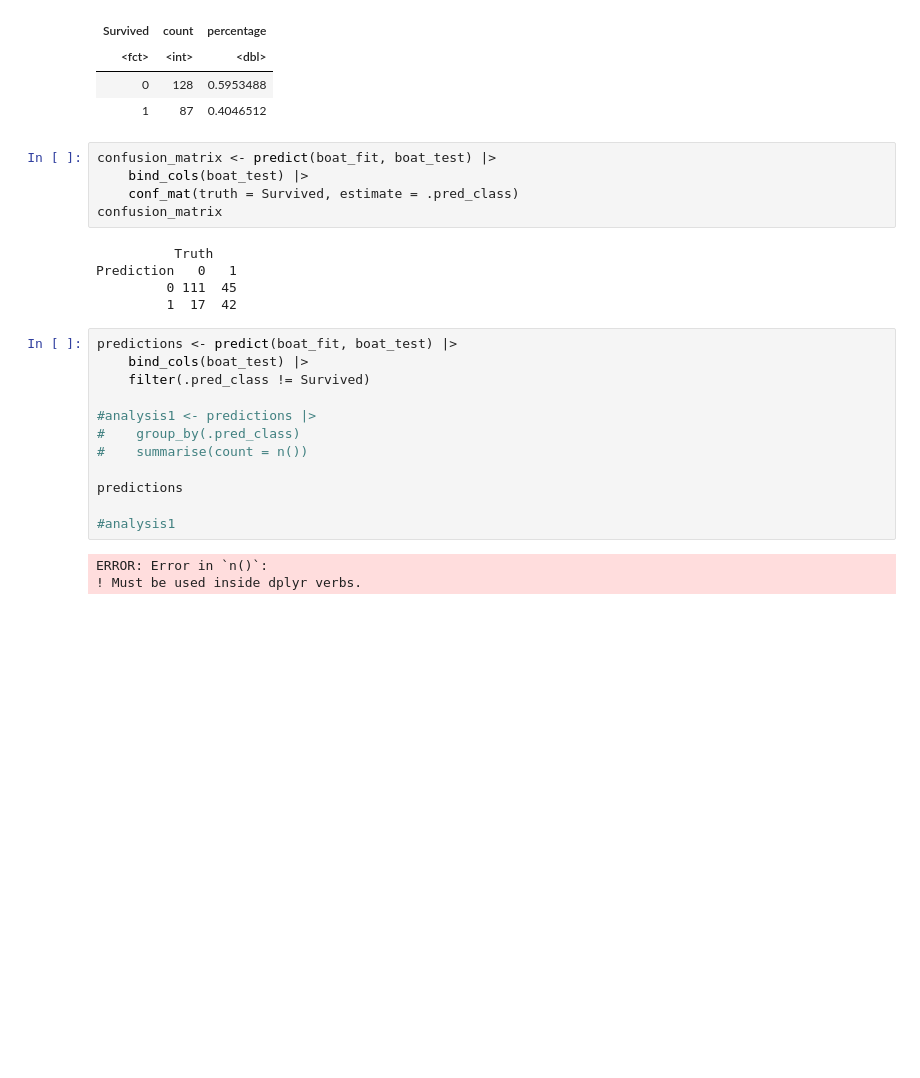
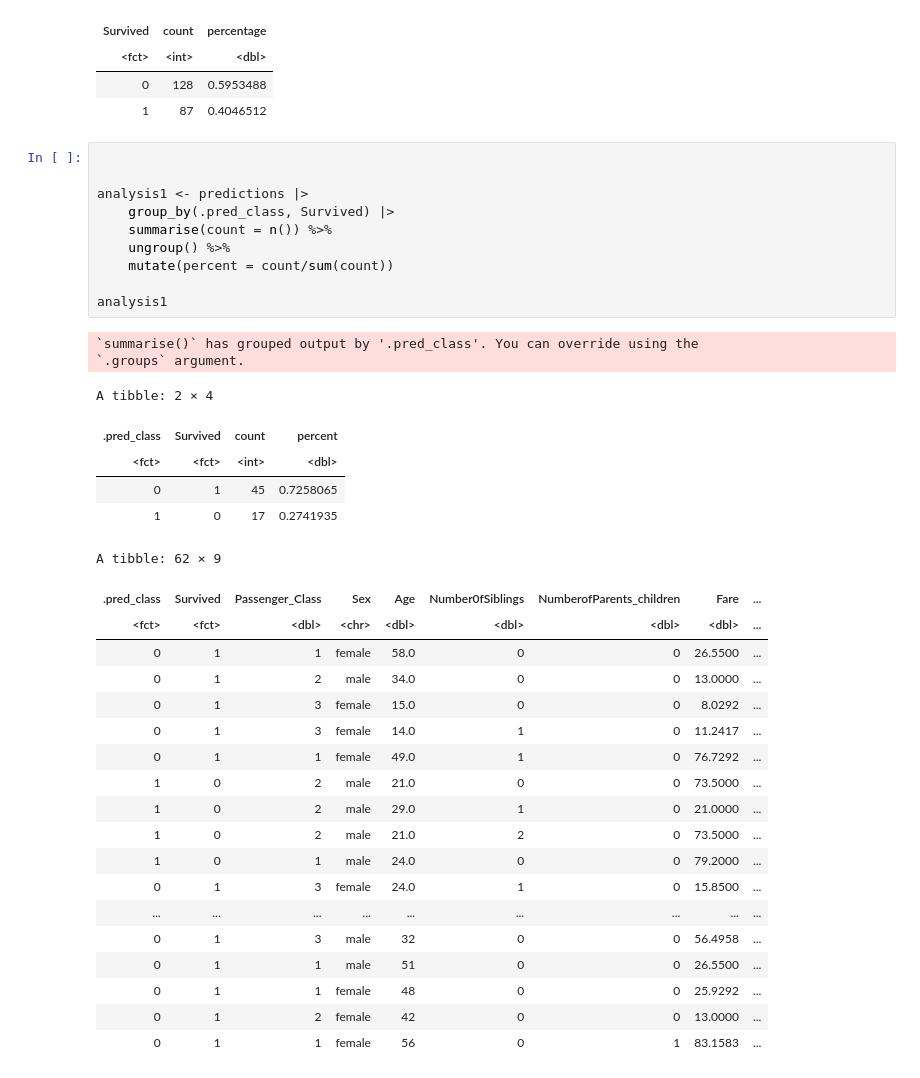
Before and after one commit to zhang17s/DSCI-100-Group-Project-, a Jupyter notebook: Proposal.ipynb, the cells around one changed output. Saved outputs shown, nothing was run; the diff lists cells and outputs as text; blank space fills up the shorter version.

Commit message:
Some more analysis
quite rough

```diff
--- a/Proposal.ipynb
+++ b/Proposal.ipynb
@@ -404,28 +404,40 @@ A tibble: 2 × 3
 | <fct> | <int> | <dbl> |
 | 0 | 128 | 0.5953488 |
 | 1 | 87 | 0.4046512 |
-# %%
-confusion_matrix <- predict(boat_fit, boat_test) |>
-    bind_cols(boat_test) |>
-    conf_mat(truth = Survived, estimate = .pred_class)
-confusion_matrix
-# %% [output]
-          Truth
-Prediction   0   1
-         0 111  45
-         1  17  42
 # %%
-predictions <- predict(boat_fit, boat_test) |>
-    bind_cols(boat_test) |>
-    filter(.pred_class != Survived)
 
-#analysis1 <- predictions |>
-#    group_by(.pred_class)
-#    summarise(count = n())
 
-predictions
+analysis1 <- predictions |>
+    group_by(.pred_class, Survived) |>
+    summarise(count = n()) %>%
+    ungroup() %>%
+    mutate(percent = count/sum(count))
 
-#analysis1
+analysis1
 # %% [output]
-ERROR: Error in `n()`:
-! Must be used inside dplyr verbs.
+`summarise()` has grouped output by '.pred_class'. You can override using the
+`.groups` argument.
+A tibble: 2 × 4
+| .pred_class | Survived | count | percent |
+| <fct> | <fct> | <int> | <dbl> |
+| 0 | 1 | 45 | 0.7258065 |
+| 1 | 0 | 17 | 0.2741935 |
+A tibble: 62 × 9
+| .pred_class | Survived | Passenger_Class | Sex | Age | Number0fSiblings | NumberofParents_children | Fare | ... |
+| <fct> | <fct> | <dbl> | <chr> | <dbl> | <dbl> | <dbl> | <dbl> | ... |
+| 0 | 1 | 1 | female | 58.0 | 0 | 0 | 26.5500 | ... |
+| 0 | 1 | 2 | male | 34.0 | 0 | 0 | 13.0000 | ... |
+| 0 | 1 | 3 | female | 15.0 | 0 | 0 | 8.0292 | ... |
+| 0 | 1 | 3 | female | 14.0 | 1 | 0 | 11.2417 | ... |
+| 0 | 1 | 1 | female | 49.0 | 1 | 0 | 76.7292 | ... |
+| 1 | 0 | 2 | male | 21.0 | 0 | 0 | 73.5000 | ... |
+| 1 | 0 | 2 | male | 29.0 | 1 | 0 | 21.0000 | ... |
+| 1 | 0 | 2 | male | 21.0 | 2 | 0 | 73.5000 | ... |
+| 1 | 0 | 1 | male | 24.0 | 0 | 0 | 79.2000 | ... |
+| 0 | 1 | 3 | female | 24.0 | 1 | 0 | 15.8500 | ... |
+| ... | ... | ... | ... | ... | ... | ... | ... | ... |
+| 0 | 1 | 3 | male | 32 | 0 | 0 | 56.4958 | ... |
+| 0 | 1 | 1 | male | 51 | 0 | 0 | 26.5500 | ... |
+| 0 | 1 | 1 | female | 48 | 0 | 0 | 25.9292 | ... |
+| 0 | 1 | 2 | female | 42 | 0 | 0 | 13.0000 | ... |
+| 0 | 1 | 1 | female | 56 | 0 | 1 | 83.1583 | ... |
```
Also changed, not shown: parts of 4 cells of this notebook.
